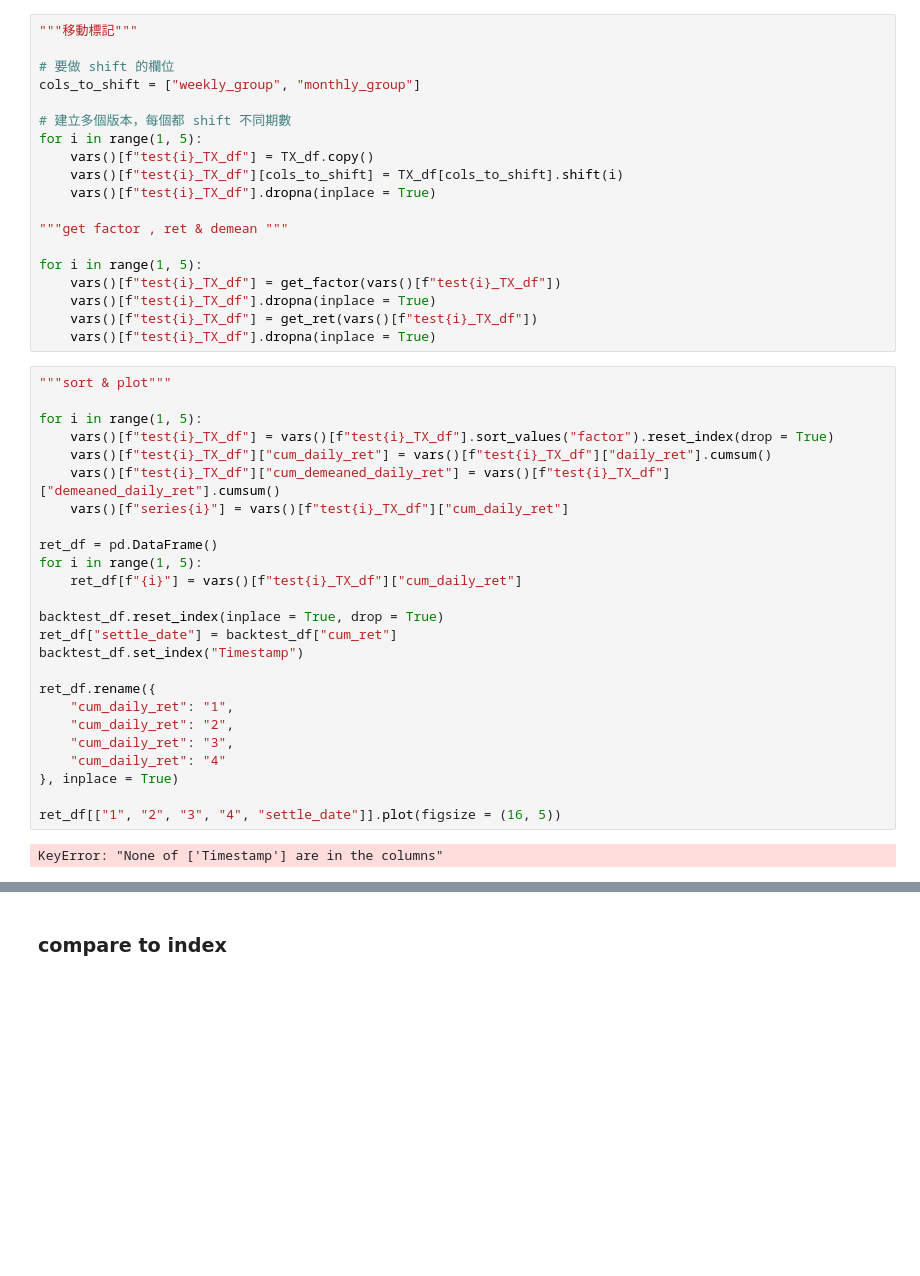
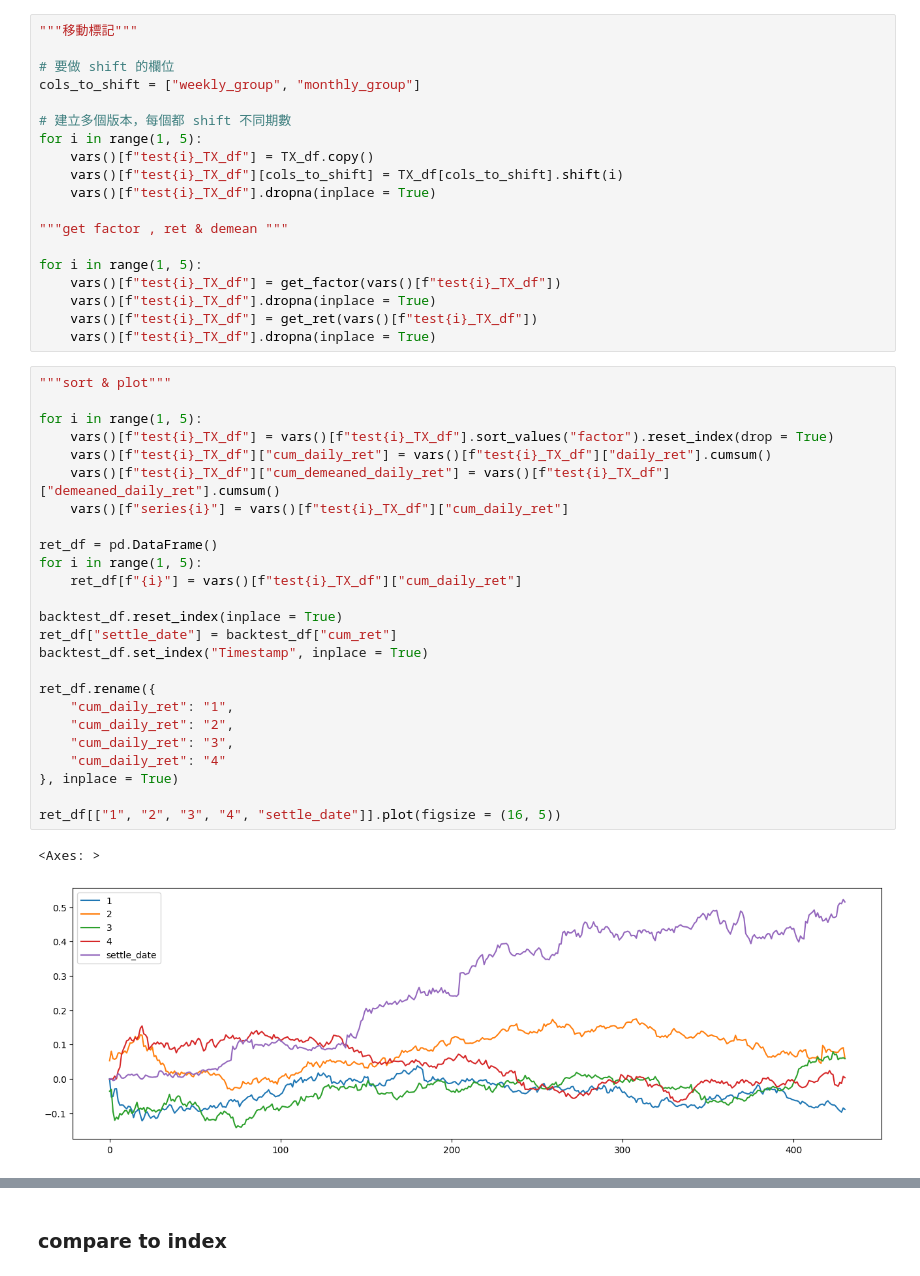
Before and after one commit to Xin95172/JimQuant, a Jupyter notebook: 台指期週趨勢影響開盤/main.ipynb, the cells around one changed output, grey strips where cells are left out. Cells and saved outputs as stored; diff of their text form; blank space fills up the shorter version.

```diff
--- a/台指期週趨勢影響開盤/main.ipynb
+++ b/台指期週趨勢影響開盤/main.ipynb
@@ -607,30 +750,31 @@ for i in range(1, 5):
 # %%
 """sort & plot"""
 
 for i in range(1, 5):
     vars()[f"test{i}_TX_df"] = vars()[f"test{i}_TX_df"].sort_values("factor").reset_index(drop = True)
     vars()[f"test{i}_TX_df"]["cum_daily_ret"] = vars()[f"test{i}_TX_df"]["daily_ret"].cumsum()
     vars()[f"test{i}_TX_df"]["cum_demeaned_daily_ret"] = vars()[f"test{i}_TX_df"]["demeaned_daily_ret"].cumsum()
     vars()[f"series{i}"] = vars()[f"test{i}_TX_df"]["cum_daily_ret"]
 
 ret_df = pd.DataFrame()
 for i in range(1, 5):
     ret_df[f"{i}"] = vars()[f"test{i}_TX_df"]["cum_daily_ret"]
 
-backtest_df.reset_index(inplace = True, drop = True)
+backtest_df.reset_index(inplace = True)
 ret_df["settle_date"] = backtest_df["cum_ret"]
-backtest_df.set_index("Timestamp")
+backtest_df.set_index("Timestamp", inplace = True)
 
 ret_df.rename({
     "cum_daily_ret": "1",
     "cum_daily_ret": "2",
     "cum_daily_ret": "3",
     "cum_daily_ret": "4"
 }, inplace = True)
 
 ret_df[["1", "2", "3", "4", "settle_date"]].plot(figsize = (16, 5))
 # %% [output]
-KeyError: "None of ['Timestamp'] are in the columns"
+<Axes: >
+[figure, added]
 # %%
 """plot cum_daily_ret with plotly"""
 
```
Also changed, not shown: parts of 5 cells of this notebook.
